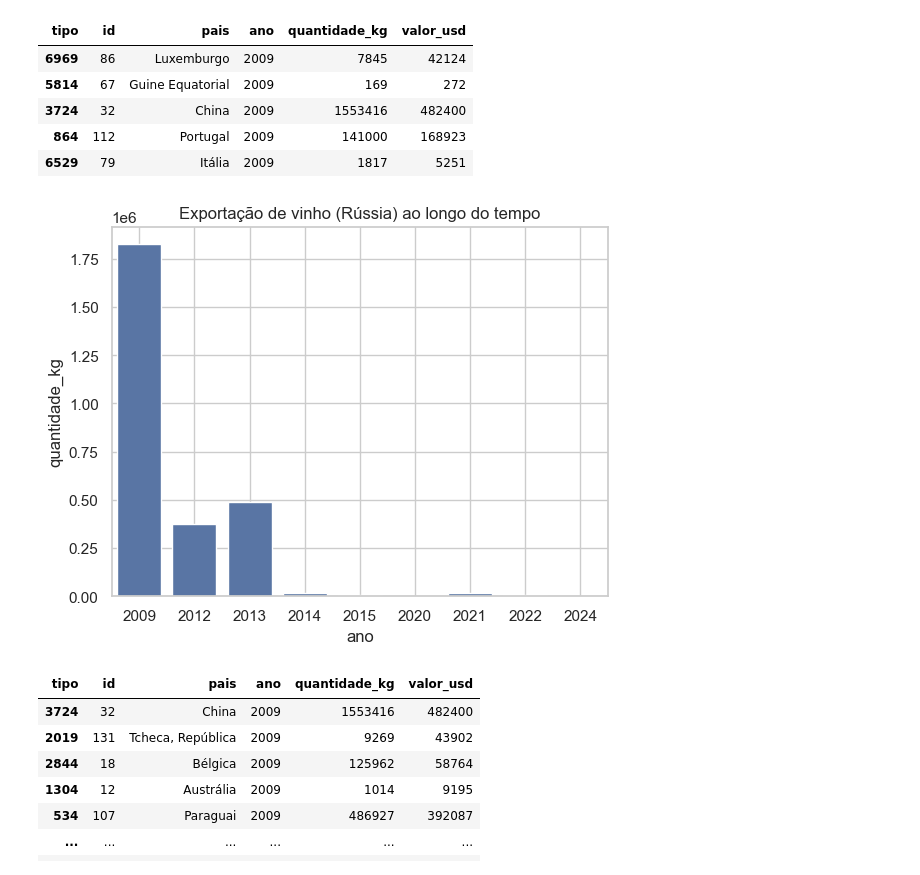
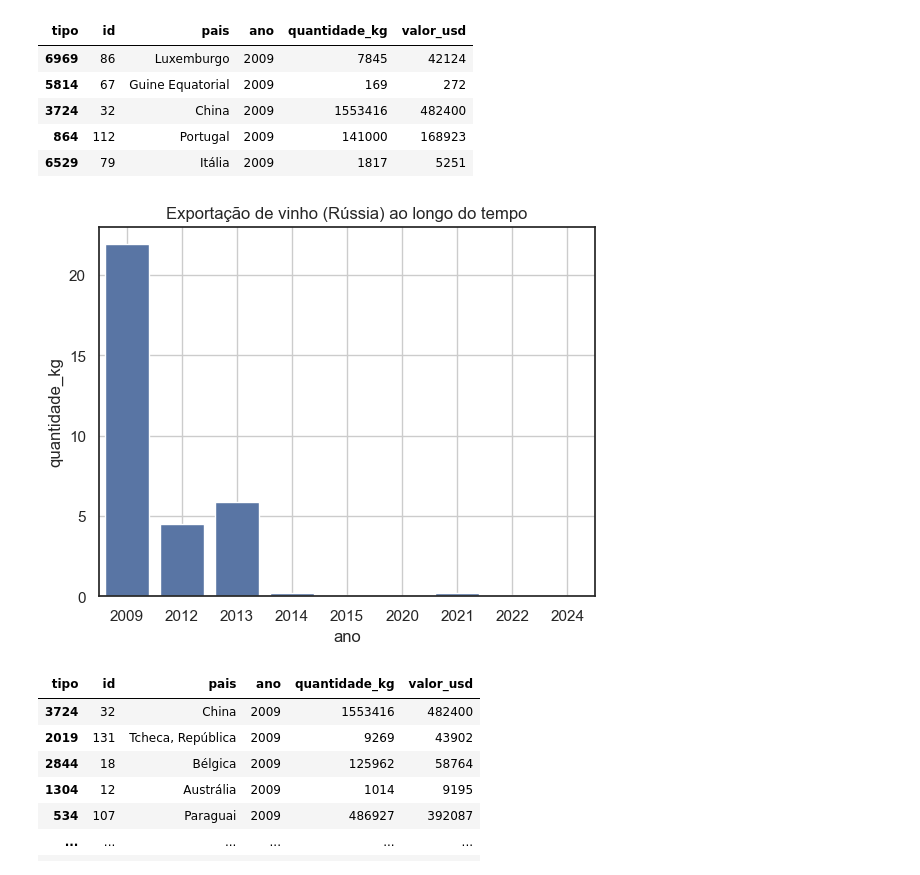
Before and after one commit to RicardViana/fiap-Data-Analysis-and-Exploration, a Jupyter notebook: tech_challenge_fase1.ipynb, the cells around one changed output. Saved outputs shown, nothing was run; the diff lists cells and outputs as text; code cells hidden in the pictures.

```diff
--- a/tech_challenge_fase1.ipynb
+++ b/tech_challenge_fase1.ipynb
@@ -169,18 +169,18 @@ df_vinhos_ultimo.head()
 # %%
 ''' Durante o desenvolvimento foi identificado que alguns paises não há uma
 recorrencia de compra (exmplo: Rússia) e por isso foi criar uma função para manter apenas os país com recorrencia de compra '''
 
 filtro_pais = "Rússia"
 
 df_vinhos_ultimo_filtro_pais = df_vinhos_ultimo[df_vinhos_ultimo['pais'] == filtro_pais].copy()
-df_vinhos_ultimo_filtro_pais['quantidade_kg'] = df_vinhos_ultimo_filtro_pais['quantidade_kg']/ (10^6)
+df_vinhos_ultimo_filtro_pais['quantidade_kg'] = df_vinhos_ultimo_filtro_pais['quantidade_kg']/ (10**6)
 
 sns.barplot(data=df_vinhos_ultimo_filtro_pais, x='ano', y='quantidade_kg')
 plt.title(f'Exportação de vinho ({filtro_pais}) ao longo do tempo')
 plt.grid(True)
 plt.show()
 # %% [output]
-[figure, old version]
+[figure, new version]
 # %%
 # Verificar paises que existe uma recorrencia de compra
 paises_validos = []
```
Also changed, not shown: parts of 1 cell of this notebook.
